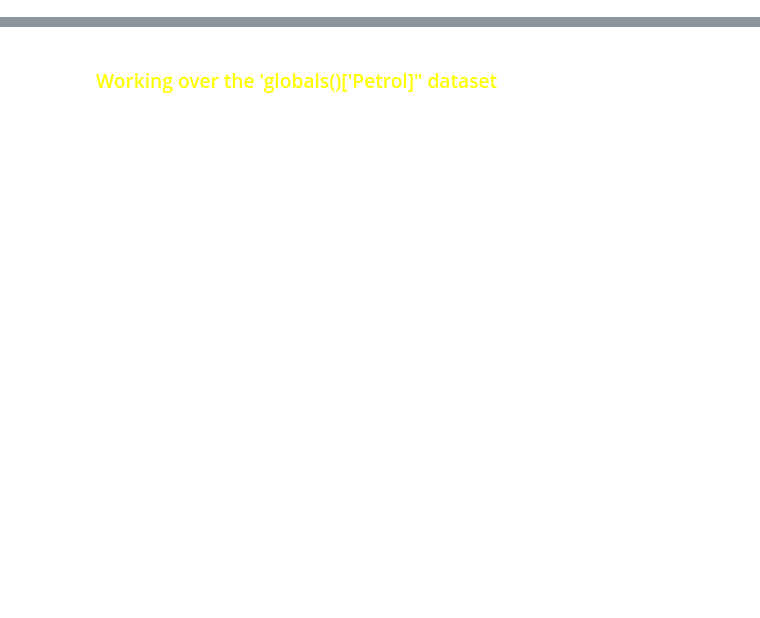
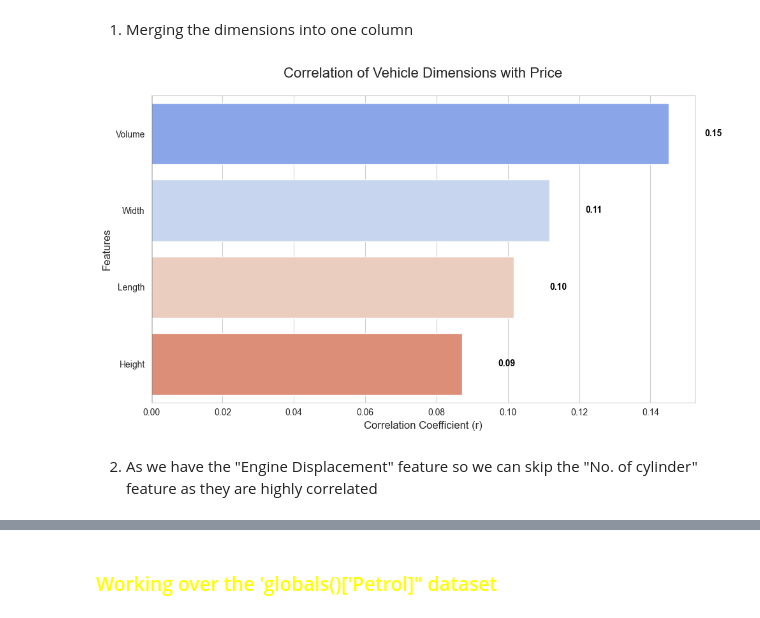
Before and after one commit to SumanGouda/Predict-Car-Price, a Jupyter notebook: web scraping/MUMBAI/feature engineering/cleaning.ipynb, the cells around one changed output, grey strips where cells are left out. Cells and saved outputs as stored; diff of their text form; code cells hidden in the pictures; blank space fills up the shorter version.

```diff
--- a/web scraping/MUMBAI/feature engineering/cleaning.ipynb
+++ b/web scraping/MUMBAI/feature engineering/cleaning.ipynb
@@ -23 +29,28 @@ Index(['Registration Year', 'Insurance', 'Fuel Type', 'Seats', 'Kms Driven',
       dtype='object')
+# %% [markdown]
+1. Merging the dimensions into one column
+# %%
+# Merge the ''Length', 'Width', 'Height' into one column called 'volumn'
+df['Volume'] = df['Length'] * df['Width'] * df['Height']
+
+cols_to_plot = ['Volume', 'Length', 'Width', 'Height']
+correlations = df[cols_to_plot + ['Price']].corr()['Price'][cols_to_plot].sort_values(ascending=False)
+
+plt.figure(figsize=(10, 6))
+sns.set_style("whitegrid")
+ax = sns.barplot(x=correlations.values, y=correlations.index, palette='coolwarm')
+
+plt.title('Correlation of Vehicle Dimensions with Price', fontsize=16, pad=20)
+plt.xlabel('Correlation Coefficient (r)', fontsize=12)
+plt.ylabel('Features', fontsize=12)
+
+# Add a vertical line at 0 for clarity
+plt.axvline(x=0, color='black', linewidth=1)
+
+for i, v in enumerate(correlations.values):
+    ax.text(v + 0.01 if v > 0 else v - 0.05, i, f'{v:.2f}', color='black', va='center', fontweight='bold')
+
+plt.tight_layout()
+plt.show()
+# %% [output]
+[figure, added]
@@ -23,0 +59,2 @@ Index(['Registration Year', 'Insurance', 'Fuel Type', 'Seats', 'Kms Driven',
+# %% [markdown]
+2. As we have the "Engine Displacement" feature so we can skip  the "No. of cylinder" feature as they are highly correlated
```
Also changed, not shown: parts of 20 cells of this notebook, 26 other files.
